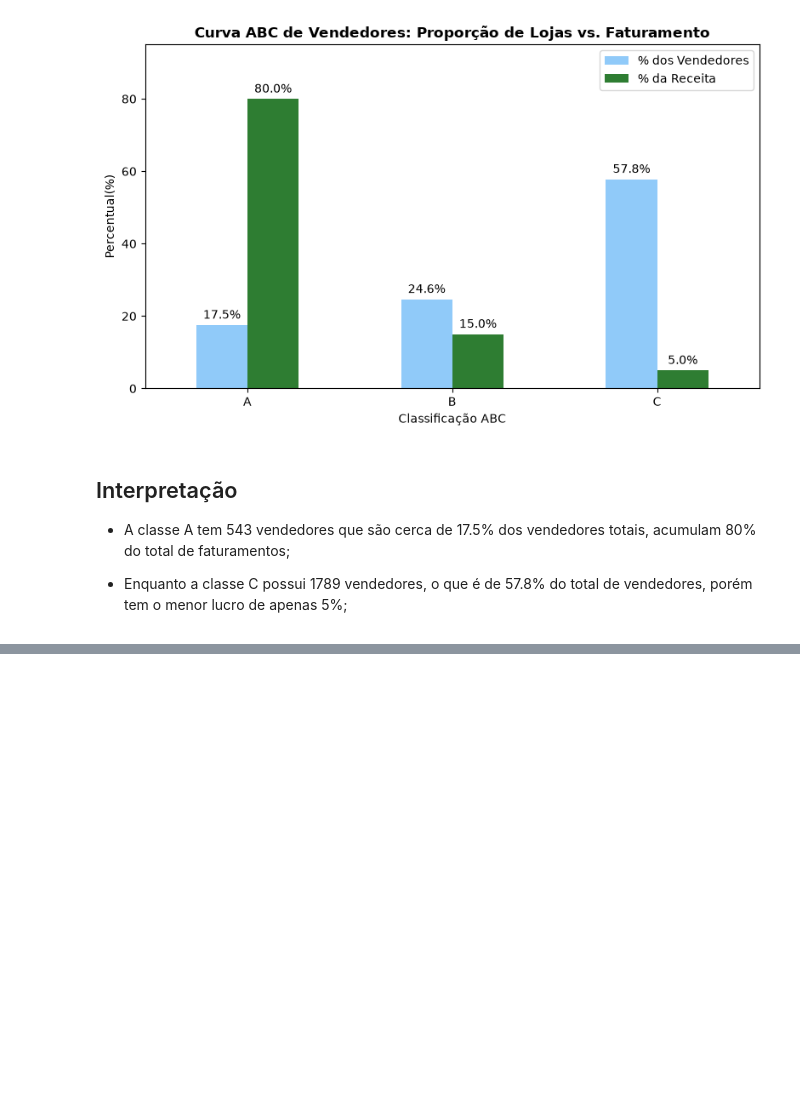
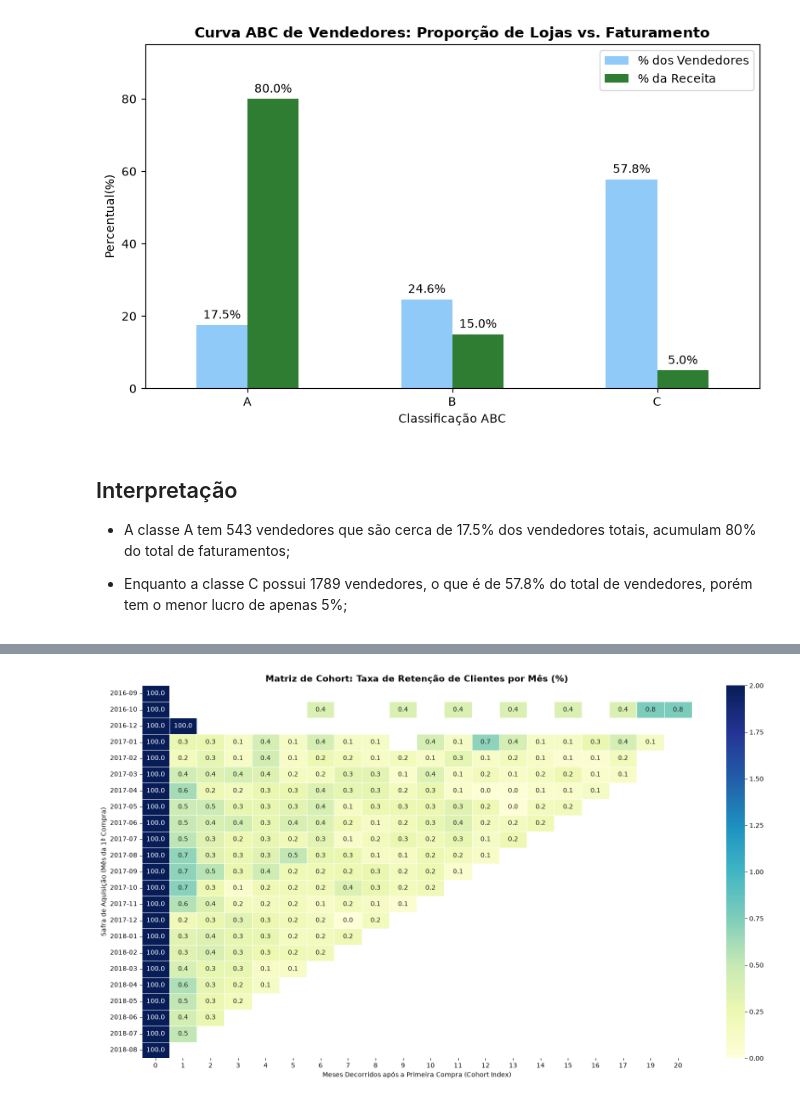
Before and after one commit to pedrohnh06/ecommerce-data-analytics, a Jupyter notebook: notebooks/01_exploracao.ipynb, the cells around one changed output, grey strips where cells are left out. Drawn from its saved outputs; the diff is of its cells as text; code cells hidden in the pictures; blank space fills up the shorter version.

Commit message:
feat: analise de cohort e matriz de retencao de safras

```diff
--- a/notebooks/01_exploracao.ipynb
+++ b/notebooks/01_exploracao.ipynb
@@ -460,0 +552,29 @@ plt.show()
+# %%
+df_cohort['safra'] = pd.to_datetime(df_cohort['mes_primeira_compra']).dt.strftime('%Y-%m')
+df_cohort['cohort_index'] = df_cohort['cohort_index'].astype(int)
+
+matriz_clientes = df_cohort.pivot_table(
+    index='safra',
+    columns='cohort_index',
+    values='total_clientes'
+)
+
+matriz_retencao = matriz_clientes.divide(matriz_clientes[0], axis=0) * 100
+
+plt.figure(figsize=(16, 9))
+sns.heatmap(
+    matriz_retencao,
+    annot=True,          # Mostra os números nas células
+    fmt='.1f',           # Formato com 1 casa decimal
+    cmap='YlGnBu',       # Gradiente de cores (amarelo para baixo, azul escuro para alto)
+    vmin=0.0,
+    vmax=2.0,            # Como a retenção é baixa, limitamos a escala para destacar pequenas variações
+    linewidths=0.5
+)
+plt.title('Matriz de Cohort: Taxa de Retenção de Clientes por Mês (%)', fontsize=14, fontweight='bold')
+plt.xlabel('Meses Decorridos após a Primeira Compra (Cohort Index)')
+plt.ylabel('Safra de Aquisição (Mês da 1ª Compra)')
+plt.tight_layout()
+plt.show()
+# %% [output]
+[figure, added]
```
Also changed, not shown: parts of 16 cells of this notebook, 2 other files.
